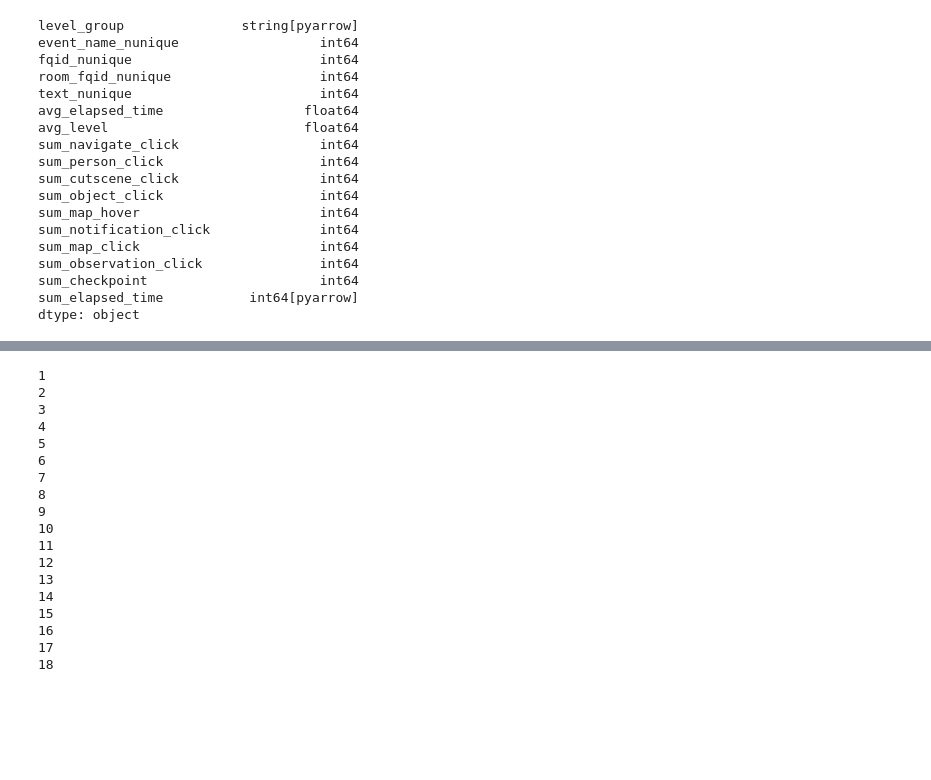
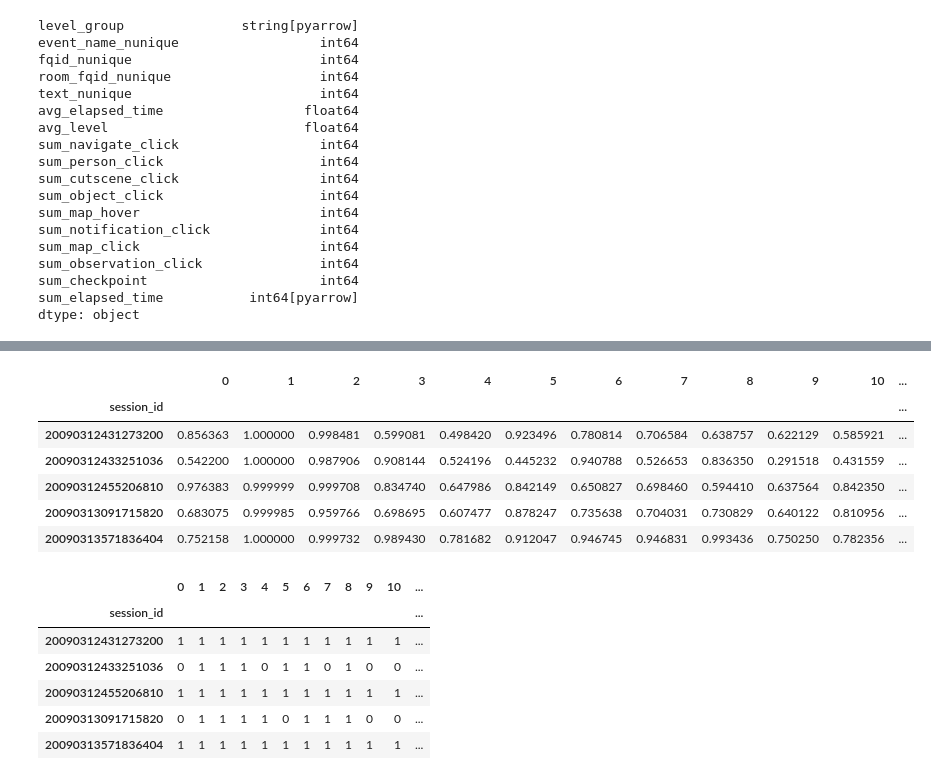
Before and after one commit to sitsawek/predict_student_performance_from_game_play, a Jupyter notebook: predict-student-performance-from-game-play.ipynb, the cells around one changed output, grey strips where cells are left out. Cells and saved outputs as stored; diff of their text form; code cells hidden in the pictures; blank space fills up the shorter version.

```diff
--- a/predict-student-performance-from-game-play.ipynb
+++ b/predict-student-performance-from-game-play.ipynb
@@ -409,6 +356,7 @@ for i, (train_idex, test_index) in enumerate(gkf.split(X= df_tr, groups=df_tr.in
         print(t, ',', end= ' ')
 
         # Use this train data with these questions
+        # clarify each question to assign group for slice data in df
         if t<=3: grp = '0-4'
         elif t<=13: grp = '5-12'
         elif t<=22: grp = '13-22'
@@ -417,11 +365,24 @@ for i, (train_idex, test_index) in enumerate(gkf.split(X= df_tr, groups=df_tr.in
         train_x = df_tr.iloc[train_idex] # get train from index in each fold
         train_x = train_x.loc[train_x.level_group == grp] # get train only each question that match group, slice this again because data in level session_id & level_grop
         train_users = train_x.index.values # get all users train in each fold
-        train_y = df_train_labels.loc[df_train_labels['question_num']==t].set_index('session') # get train variable y in each question.
-        print(train_y.head())
+        train_y = df_train_labels.loc[df_train_labels.question_num==t].set_index('session').loc[train_users] # get train variable y in each question.
 
-        break
-    break
+        # Valid data
+        valid_x = df_tr.iloc[test_index]
+        valid_x = valid_x.loc[valid_x.level_group == grp]
+        valid_users = valid_x.index.values
+        valid_y = df_train_labels.loc[df_train_labels.question_num==t].set_index('session').loc[valid_users]
+
+        # Train Model
+        clf = LGBMClassifier(**lgb_params)
+        clf.fit(train_x[FEATURES].astype('float32'), train_y['correct'])
+
+        # Save model
+        model[f'{grp}_{t}'] = clf # Set model name
+        oof.loc[valid_users, t-1] = clf.predict_proba(valid_x[FEATURES].astype('float32'))[:,1] # Assign predict value to oof table in each question
+        # above out put is list such as [0.45779951 0.54220049] position 1 (class 0) is 0.45 position 2 (class 1) is 0.54 total is 1
+        # we use [:, 1] because we predict correct = 1 is class 1 then set to [:, 1] instead of [:, 0]
+print()
 # %% [output]
 -------------------------
 --- Fold 1
@@ -459,22 +403,12 @@ memory usage: 19.6+ MB
-# %%
-for i in range(1,19):
-    print(i)
-# %% [output]
-1
-2
-3
-4
-5
-6
-7
-8
-9
-10
-11
-12
-13
-14
-15
-16
-17
-18
+# %%
+# Put true labels into dataframe with 18 columns
+actual = oof.copy()
+actual.head()
+# %% [output]
+|  | 0 | 1 | 2 | 3 | 4 | 5 | 6 | 7 | 8 | 9 | 10 | ... |
+| session_id |  |  |  |  |  |  |  |  |  |  |  | ... |
+| 20090312431273200 | 0.856363 | 1.000000 | 0.998481 | 0.599081 | 0.498420 | 0.923496 | 0.780814 | 0.706584 | 0.638757 | 0.622129 | 0.585921 | ... |
+| 20090312433251036 | 0.542200 | 1.000000 | 0.987906 | 0.908144 | 0.524196 | 0.445232 | 0.940788 | 0.526653 | 0.836350 | 0.291518 | 0.431559 | ... |
+| 20090312455206810 | 0.976383 | 0.999999 | 0.999708 | 0.834740 | 0.647986 | 0.842149 | 0.650827 | 0.698460 | 0.594410 | 0.637564 | 0.842350 | ... |
+| 20090313091715820 | 0.683075 | 0.999985 | 0.959766 | 0.698695 | 0.607477 | 0.878247 | 0.735638 | 0.704031 | 0.730829 | 0.640122 | 0.810956 | ... |
+| 20090313571836404 | 0.752158 | 1.000000 | 0.999732 | 0.989430 | 0.781682 | 0.912047 | 0.946745 | 0.946831 | 0.993436 | 0.750250 | 0.782356 | ... |
@@ -480,0 +420,10 @@ for i in range(1,19):
+# %%
+actual.head()
+# %% [output]
+|  | 0 | 1 | 2 | 3 | 4 | 5 | 6 | 7 | 8 | 9 | 10 | ... |
+| session_id |  |  |  |  |  |  |  |  |  |  |  | ... |
+| 20090312431273200 | 1 | 1 | 1 | 1 | 1 | 1 | 1 | 1 | 1 | 1 | 1 | ... |
+| 20090312433251036 | 0 | 1 | 1 | 1 | 0 | 1 | 1 | 0 | 1 | 0 | 0 | ... |
+| 20090312455206810 | 1 | 1 | 1 | 1 | 1 | 1 | 1 | 1 | 1 | 1 | 1 | ... |
+| 20090313091715820 | 0 | 1 | 1 | 1 | 1 | 0 | 1 | 1 | 1 | 0 | 0 | ... |
+| 20090313571836404 | 1 | 1 | 1 | 1 | 1 | 1 | 1 | 1 | 1 | 1 | 1 | ... |
```
Also changed, not shown: parts of 19 cells of this notebook.
